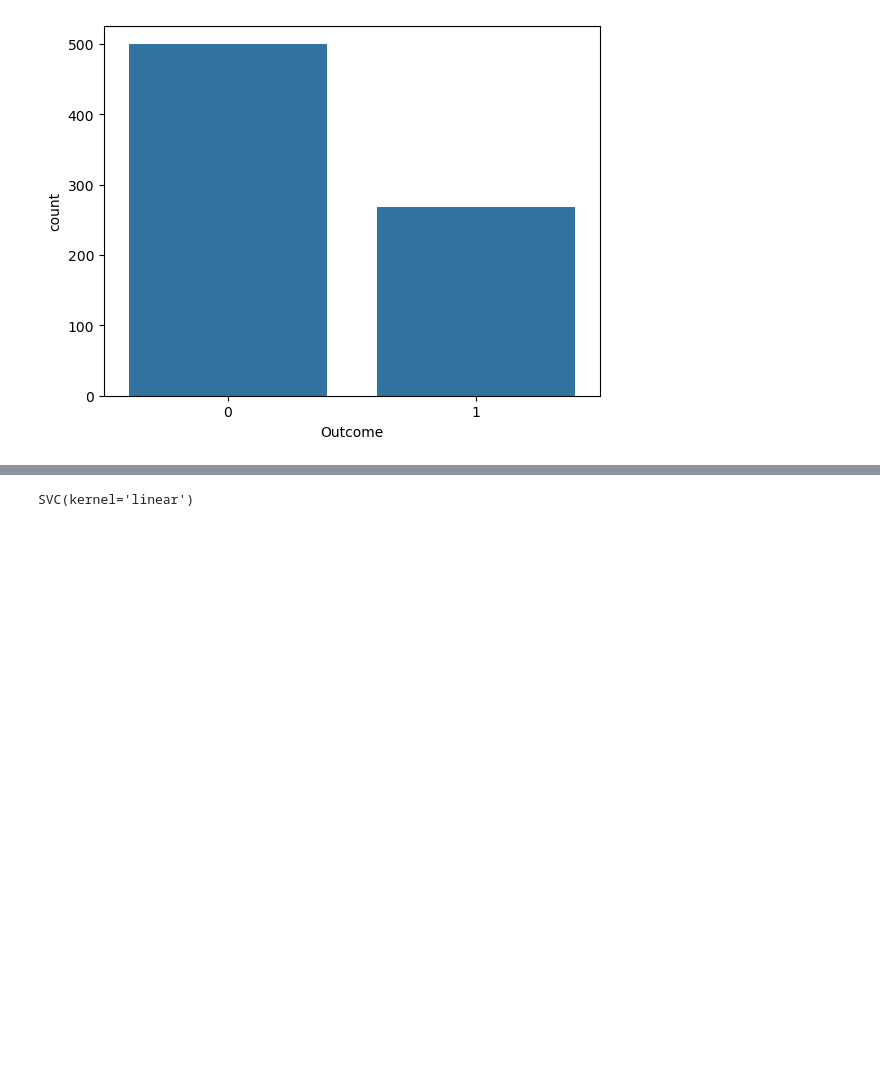
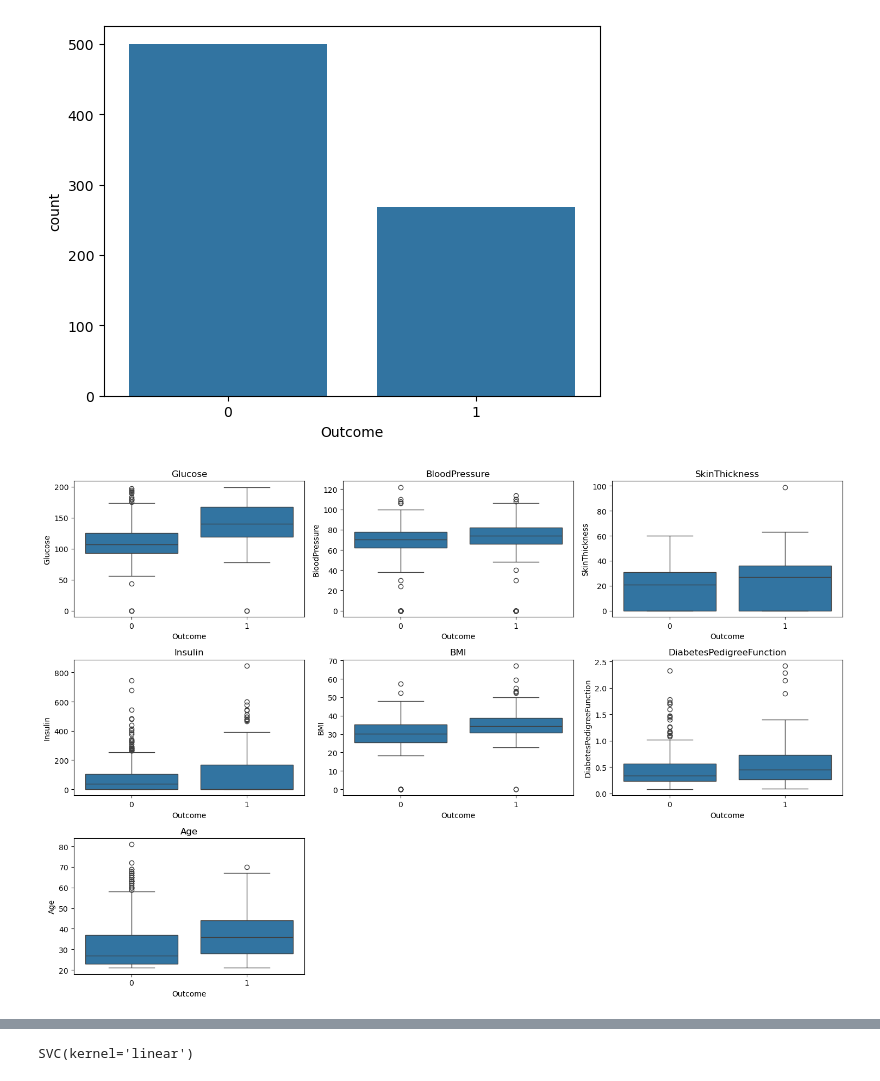
Before and after one commit to vikaskatariya30/Diabetes-Prediction, a Jupyter notebook: modelTraining.ipynb, the cells around one changed output, grey strips where cells are left out. Drawn from its saved outputs; the diff is of its cells as text; code cells hidden in the pictures; blank space fills up the shorter version.

```diff
--- a/modelTraining.ipynb
+++ b/modelTraining.ipynb
@@ -59,3 +59,6 @@ df.describe()
 | 50% | 3.000000 | 117.000000 | 72.000000 | 23.000000 | 30.500000 | 32.000000 | 0.372500 | 29.000000 | ... |
 | 75% | 6.000000 | 140.250000 | 80.000000 | 32.000000 | 127.250000 | 36.600000 | 0.626250 | 41.000000 | ... |
 | max | 17.000000 | 199.000000 | 122.000000 | 99.000000 | 846.000000 | 67.100000 | 2.420000 | 81.000000 | ... |
+# %%
+cols=['Glucose', 'BloodPressure', 'SkinThickness', 'Insulin', 'BMI', 'DiabetesPedigreeFunction', 'Age']
+(df[cols]==0).sum()
@@ -86,3 +98,14 @@ sns.countplot(data=df, x='Outcome')
 # %% [output]
 <Axes: xlabel='Outcome', ylabel='count'>
 [figure]
+# %%
+plt.figure(figsize=(15, 10))
+for i, col in enumerate(cols):
+    plt.subplot((len(cols) // 3) + 1, 3, i + 1)
+    sns.boxplot(y=df[col], x='Outcome', data=df)
+    plt.title(col)
+
+plt.tight_layout()
+plt.show()
+# %% [output]
+[figure, added]
```
Also changed, not shown: parts of 15 cells of this notebook, 3 other files.
